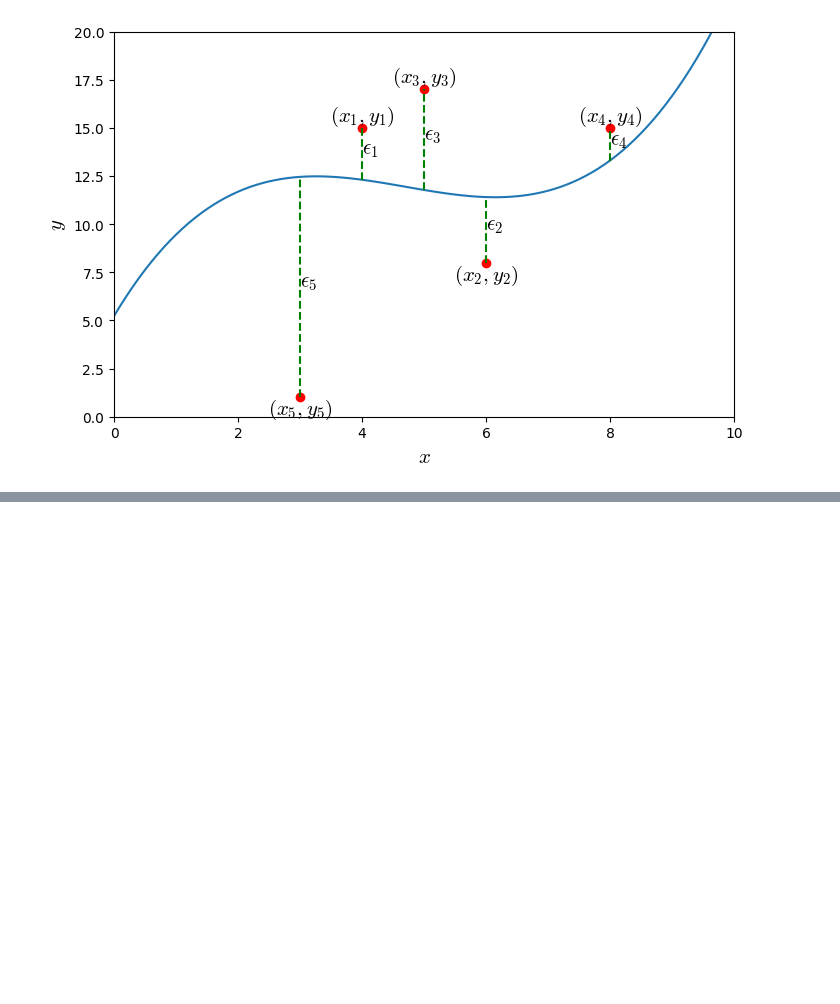
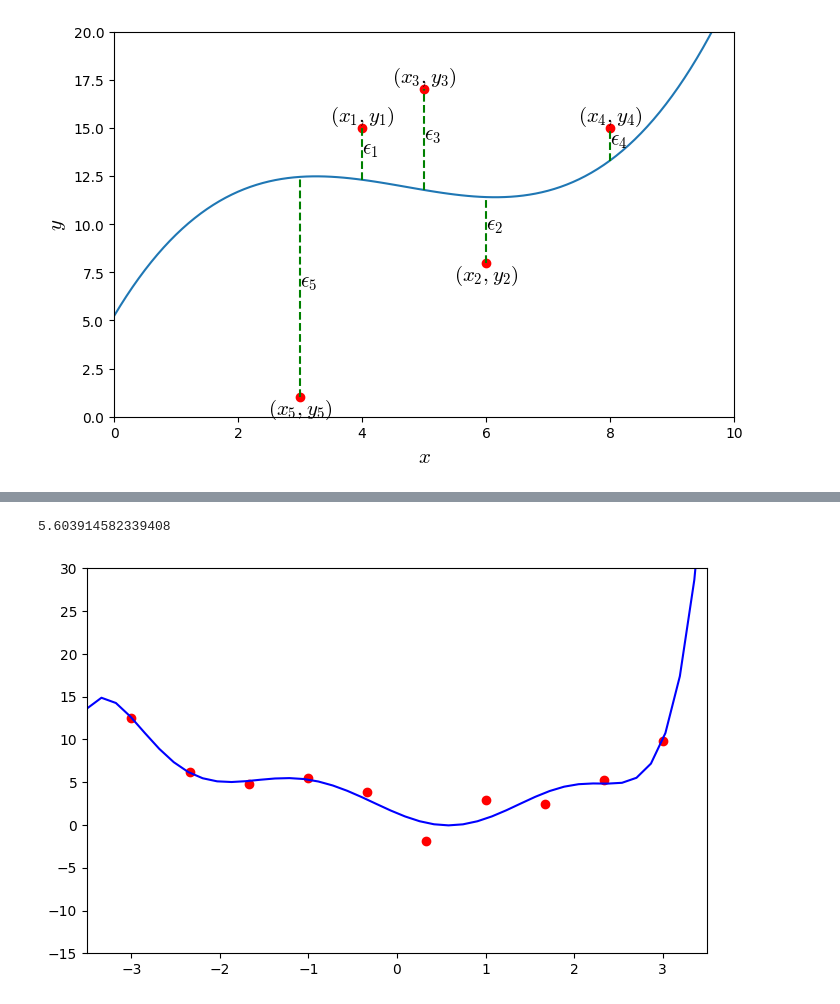
Before and after one commit to aice-ice/Senior-project, a Jupyter notebook: test.ipynb, the cells around one changed output, grey strips where cells are left out. Cells and saved outputs as stored; diff of their text form; code cells hidden in the pictures; blank space fills up the shorter version.

```diff
--- a/test.ipynb
+++ b/test.ipynb
@@ -383,0 +468,13 @@ plt.show()
+# %%
+print(np.linalg.norm(weight))
+fig, ax = plt.subplots(figsize=(8, 5))
+
+ax.scatter(k, l, color='red')
+ax.plot(x_graph, f(x_graph, weight), color='blue')
+
+ax.set_xlim(-3.5, 3.5)
+ax.set_ylim(-15, 30)
+plt.show()
+# %% [output]
+5.603914582339408
+[figure, added]
```
Also changed, not shown: parts of 13 cells of this notebook, 4 other files.
